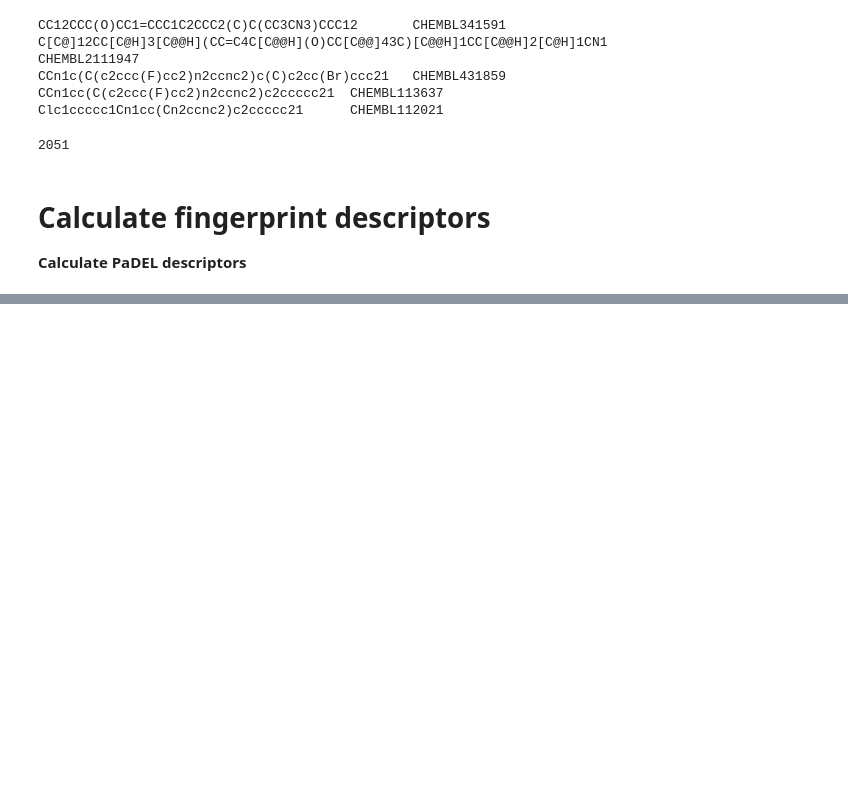
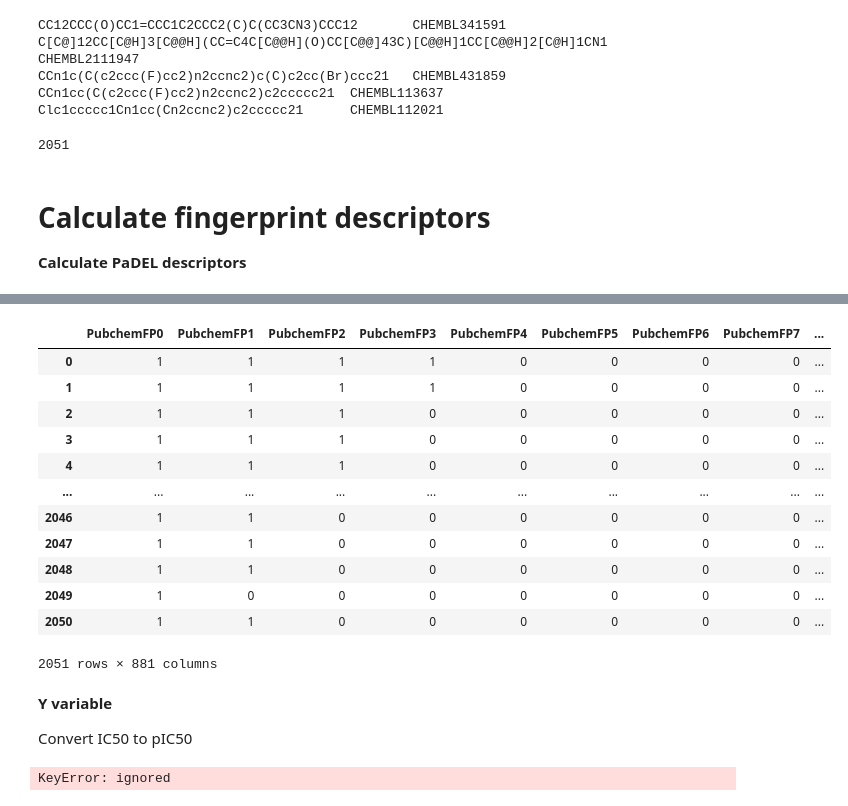
Before and after one commit to hafeezjaan77/Code, a Jupyter notebook: Aromatase.ipynb, the cells around one changed output, grey strips where cells are left out. Cells and saved outputs as stored; diff of their text form; code cells hidden in the pictures; blank space fills up the shorter version.

```diff
--- a/Aromatase.ipynb
+++ b/Aromatase.ipynb
@@ -931,0 +961,26 @@ cat: padel.sh: No such file or directory
+# %%
+df3_X = df3_X.drop(columns=['Name'])
+df3_X
+# %% [output]
+|  | PubchemFP0 | PubchemFP1 | PubchemFP2 | PubchemFP3 | PubchemFP4 | PubchemFP5 | PubchemFP6 | PubchemFP7 | ... |
+| 0 | 1 | 1 | 1 | 1 | 0 | 0 | 0 | 0 | ... |
+| 1 | 1 | 1 | 1 | 1 | 0 | 0 | 0 | 0 | ... |
+| 2 | 1 | 1 | 1 | 0 | 0 | 0 | 0 | 0 | ... |
+| 3 | 1 | 1 | 1 | 0 | 0 | 0 | 0 | 0 | ... |
+| 4 | 1 | 1 | 1 | 0 | 0 | 0 | 0 | 0 | ... |
+| ... | ... | ... | ... | ... | ... | ... | ... | ... | ... |
+| 2046 | 1 | 1 | 0 | 0 | 0 | 0 | 0 | 0 | ... |
+| 2047 | 1 | 1 | 0 | 0 | 0 | 0 | 0 | 0 | ... |
+| 2048 | 1 | 1 | 0 | 0 | 0 | 0 | 0 | 0 | ... |
+| 2049 | 1 | 0 | 0 | 0 | 0 | 0 | 0 | 0 | ... |
+| 2050 | 1 | 1 | 0 | 0 | 0 | 0 | 0 | 0 | ... |
+2051 rows × 881 columns
+# %% [markdown]
+**Y variable**
+
+Convert IC50 to pIC50
+# %%
+df3_Y = df3['pIC50']
+df3_Y
+# %% [output]
+KeyError: ignored
```
Also changed, not shown: parts of 22 cells of this notebook.
